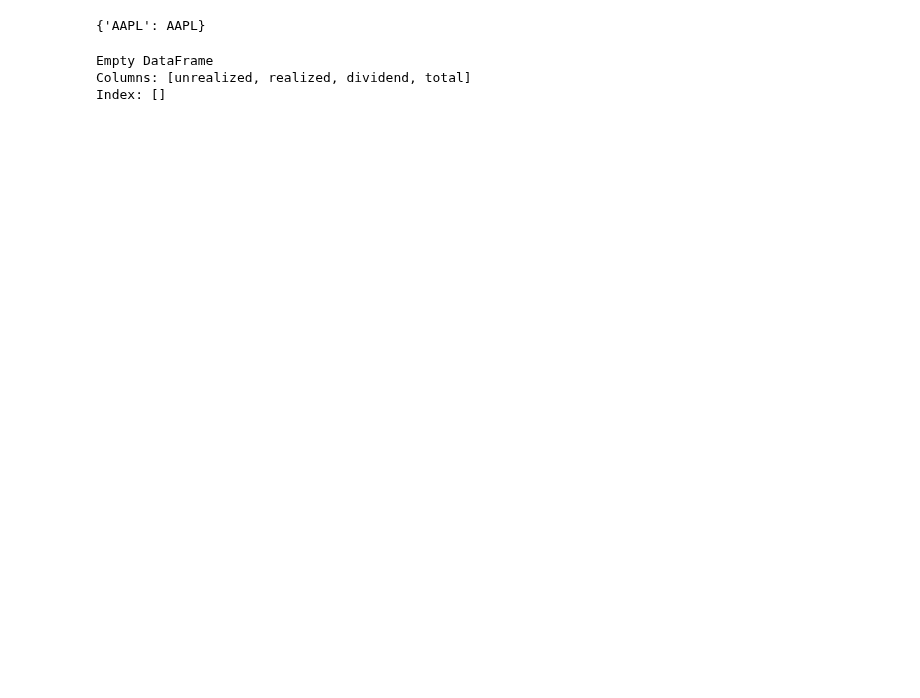
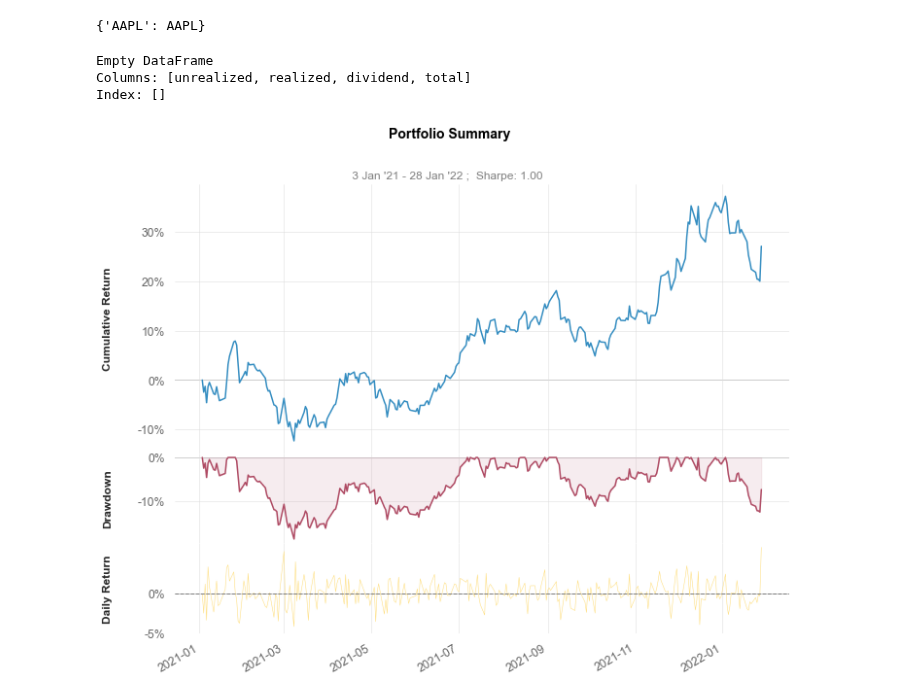
Before and after one commit to webclinic017/pyportlib, a Jupyter notebook: examples.ipynb, the cells around one changed output. Saved outputs shown, nothing was run; the diff lists cells and outputs as text; code cells hidden in the pictures; blank space fills up the shorter version.

```diff
--- a/examples.ipynb
+++ b/examples.ipynb
@@ -70,3 +70,11 @@ print(aapl.daily_pnl())
 Empty DataFrame
 Columns: [unrealized, realized, dividend, total]
 Index: []
+# %%
+ret = aapl.get_prices().pct_change().loc[datetime(2021, 1, 1):]
+
+import quantstats as qs
+
+qs.plots.snapshot(ret)
+# %% [output]
+[figure, added]
```
Also changed, not shown: parts of 4 cells of this notebook, 2 other files.
